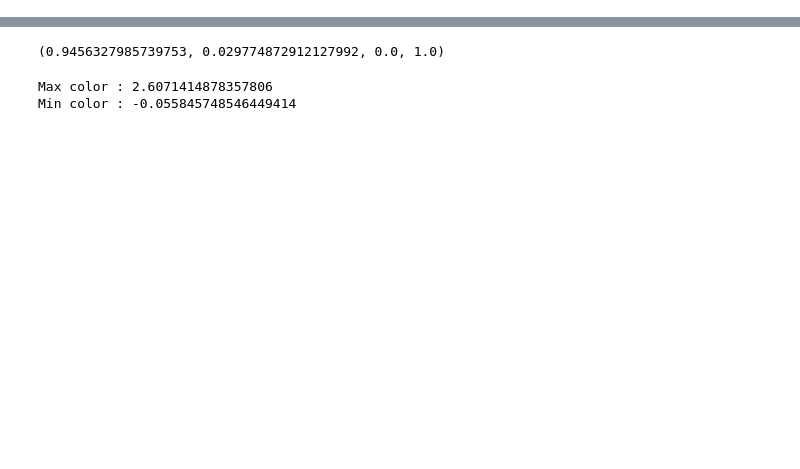
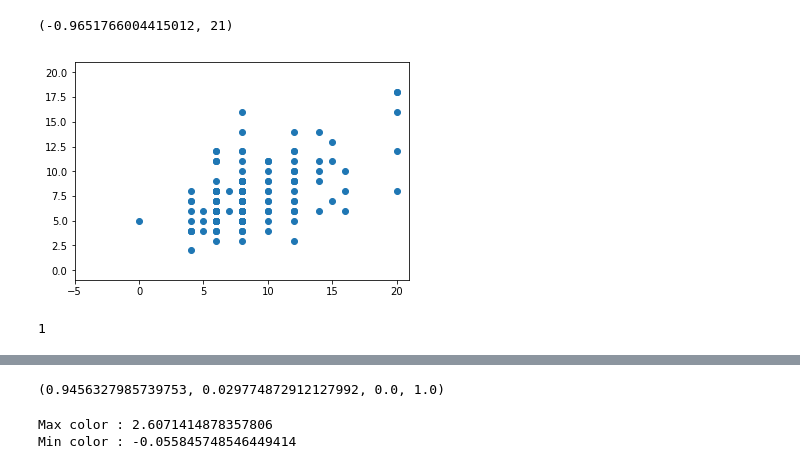
Before and after one commit to alexanderheilman/recipe-vectorizer, a Jupyter notebook: notebooks/recipe-autoencoder.ipynb, the cells around one changed output, grey strips where cells are left out. Drawn from its saved outputs; the diff is of its cells as text; code cells hidden in the pictures; blank space fills up the shorter version.

```diff
--- a/notebooks/recipe-autoencoder.ipynb
+++ b/notebooks/recipe-autoencoder.ipynb
@@ -47,0 +48,35 @@ Number of common ingredients : 165
+# %%
+def _approximate_servings(recipe, df):
+    recipe_qtys = []
+    df_means = []
+    for item in recipe['ingredients']:
+        ing = item['ingredient']
+        if ing in chili_df.columns:
+            recipe_qtys.append(item['normalized_qty'])
+            ing_vals = chili_df[chili_df[ing] != 0][ing]
+            df_means.append(np.mean(ing_vals))
+    qtys_array = np.array(recipe_qtys)
+    df_means_array = np.array(df_means)
+    count = 1
+    while True:
+        err = np.mean(abs(qtys_array/count - df_means_array)) * count
+        next_err = np.mean(abs(qtys_array/(count+1) - df_means_array)) * (count+1)
+        if next_err > err:
+            return count
+        count += 1
+        err = next_err
+# %%
+actual = []
+approx = []
+for recipe in chili_recipes:
+    servings = recipe['directions']['servings']
+    actual.append(servings if servings else 0)
+    approx.append(_approximate_servings(recipe, chili_df))
+# %%
+fig, ax = plt.subplots()
+ax.scatter(actual, approx)
+ax.set_xlim(right=21)
+ax.set_ylim(top=21)
+# %% [output]
+(-0.9651766004415012, 21)
+[figure, added]
@@ -47,0 +86,4 @@ Number of common ingredients : 165
+# %%
+np.sum(np.array(actual)==0)
+# %% [output]
+1
```
Also changed, not shown: parts of 13 cells of this notebook, 3 other files.
